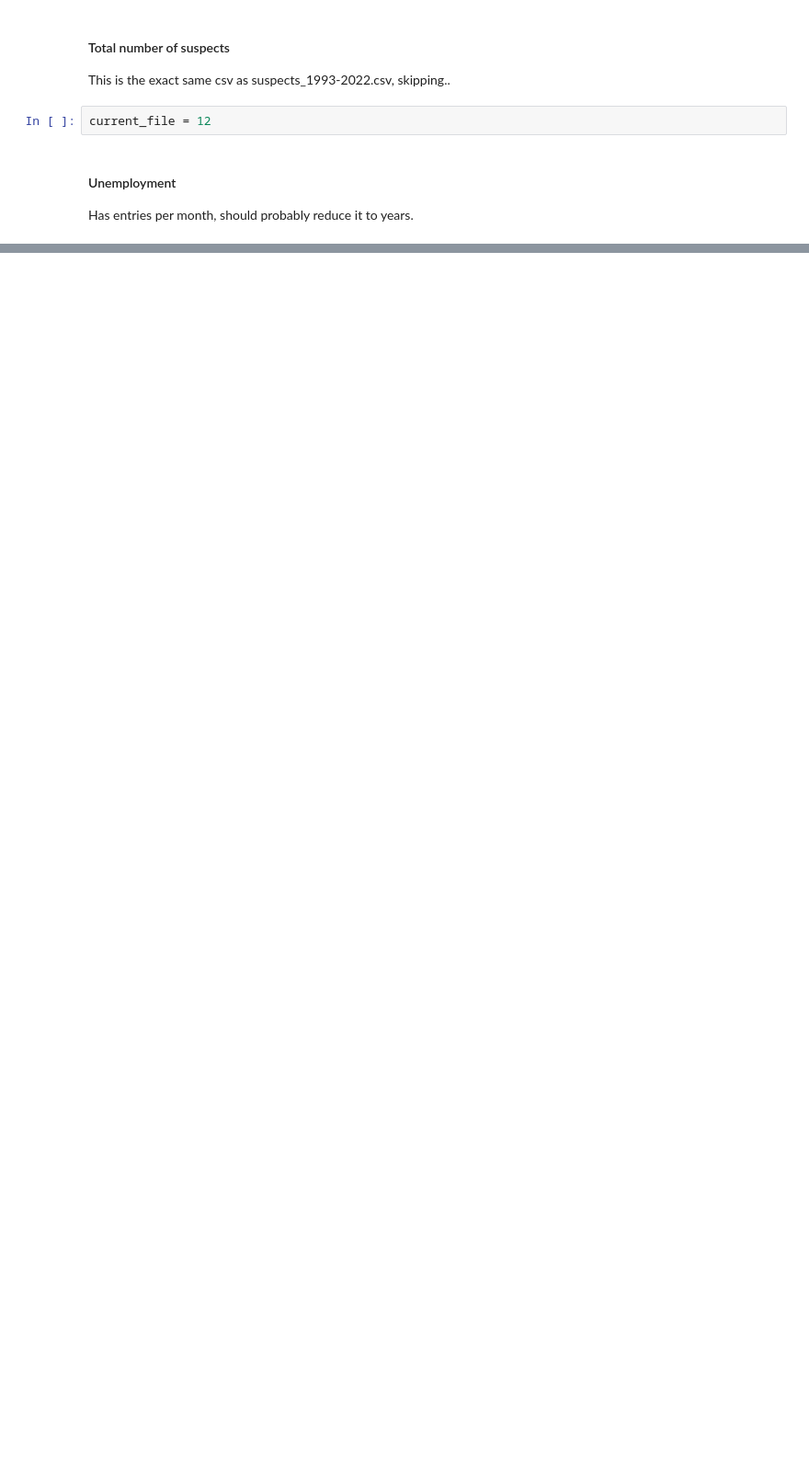
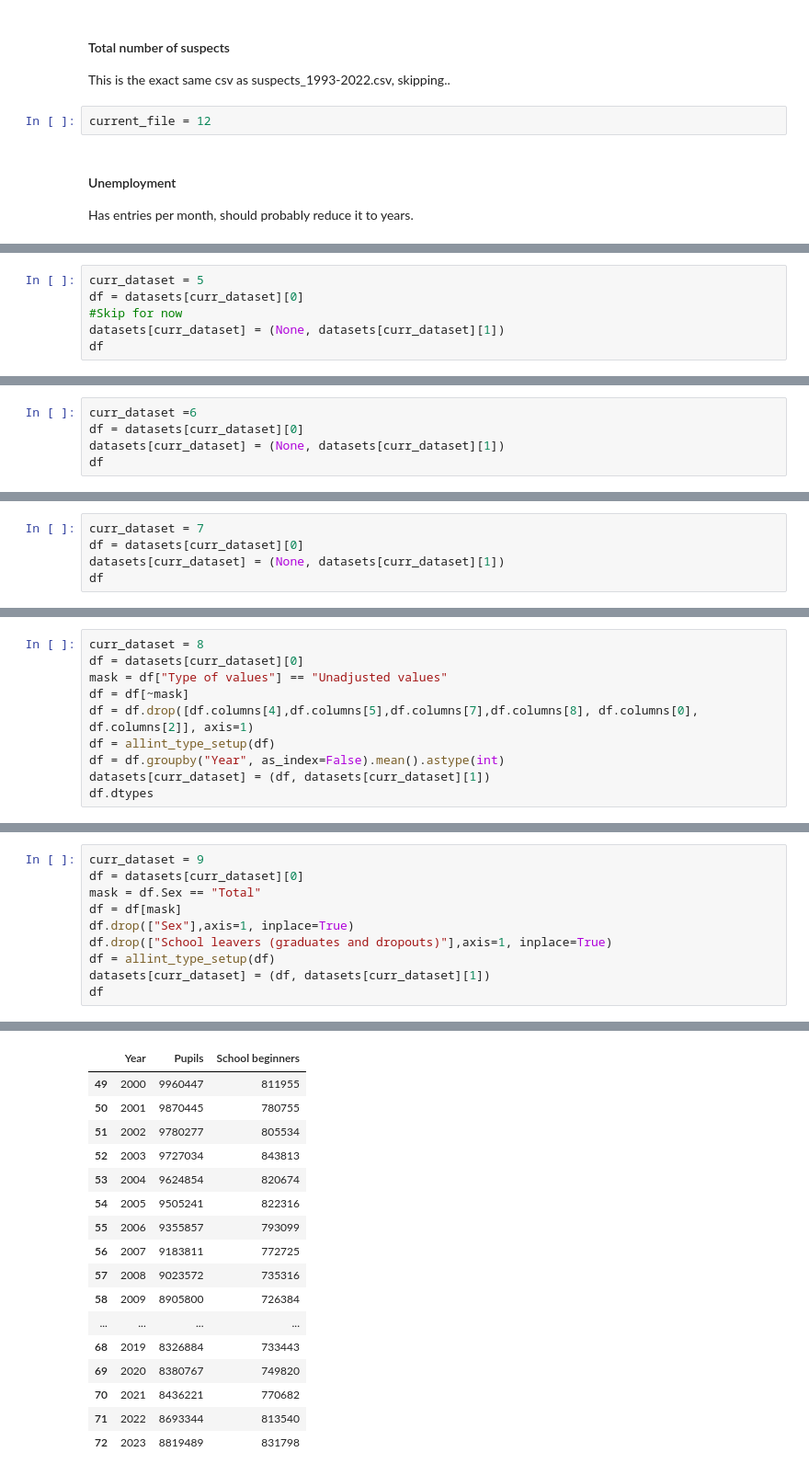
Before and after one commit to kubosis/Criminality_in_Germany, a Jupyter notebook: notebooks/non-pks/data_preprocessing.ipynb, the cells around one changed output, grey strips where cells are left out. Shown at 92% size. Saved outputs shown, nothing was run; the diff lists cells and outputs as text; blank space fills up the shorter version.

```diff
--- a/notebooks/non-pks/data_preprocessing.ipynb
+++ b/notebooks/non-pks/data_preprocessing.ipynb
@@ -573,0 +794,6 @@ datasets[0]
+# %%
+curr_dataset = 5
+df = datasets[curr_dataset][0]
+#Skip for now
+datasets[curr_dataset] = (None, datasets[curr_dataset][1])
+df
@@ -573,0 +816,5 @@ datasets[0]
+# %%
+curr_dataset =6
+df = datasets[curr_dataset][0]
+datasets[curr_dataset] = (None, datasets[curr_dataset][1])
+df
@@ -573,0 +837,5 @@ datasets[0]
+# %%
+curr_dataset = 7
+df = datasets[curr_dataset][0]
+datasets[curr_dataset] = (None, datasets[curr_dataset][1])
+df
@@ -573,0 +863,10 @@ datasets[0]
+# %%
+curr_dataset = 8
+df = datasets[curr_dataset][0]
+mask = df["Type of values"] == "Unadjusted values"
+df = df[~mask]
+df = df.drop([df.columns[4],df.columns[5],df.columns[7],df.columns[8], df.columns[0], df.columns[2]], axis=1)
+df = allint_type_setup(df)
+df = df.groupby("Year", as_index=False).mean().astype(int)
+datasets[curr_dataset] = (df, datasets[curr_dataset][1])
+df.dtypes
@@ -573,0 +880,11 @@ datasets[0]
+# %%
+curr_dataset = 9
+df = datasets[curr_dataset][0]
+mask = df.Sex == "Total"
+df = df[mask]
+df.drop(["Sex"],axis=1, inplace=True)
+df.drop(["School leavers (graduates and dropouts)"],axis=1, inplace=True)
+df = allint_type_setup(df)
+datasets[curr_dataset] = (df, datasets[curr_dataset][1])
+df
+# %% [output]
@@ -573,0 +908,17 @@ datasets[0]
+|  | Year | Pupils | School beginners |
+| 49 | 2000 | 9960447 | 811955 |
+| 50 | 2001 | 9870445 | 780755 |
+| 51 | 2002 | 9780277 | 805534 |
+| 52 | 2003 | 9727034 | 843813 |
+| 53 | 2004 | 9624854 | 820674 |
+| 54 | 2005 | 9505241 | 822316 |
+| 55 | 2006 | 9355857 | 793099 |
+| 56 | 2007 | 9183811 | 772725 |
+| 57 | 2008 | 9023572 | 735316 |
+| 58 | 2009 | 8905800 | 726384 |
+| ... | ... | ... | ... |
+| 68 | 2019 | 8326884 | 733443 |
+| 69 | 2020 | 8380767 | 749820 |
+| 70 | 2021 | 8436221 | 770682 |
+| 71 | 2022 | 8693344 | 813540 |
+| 72 | 2023 | 8819489 | 831798 |
```
Also changed, not shown: parts of 31 cells of this notebook, 4 other files.
